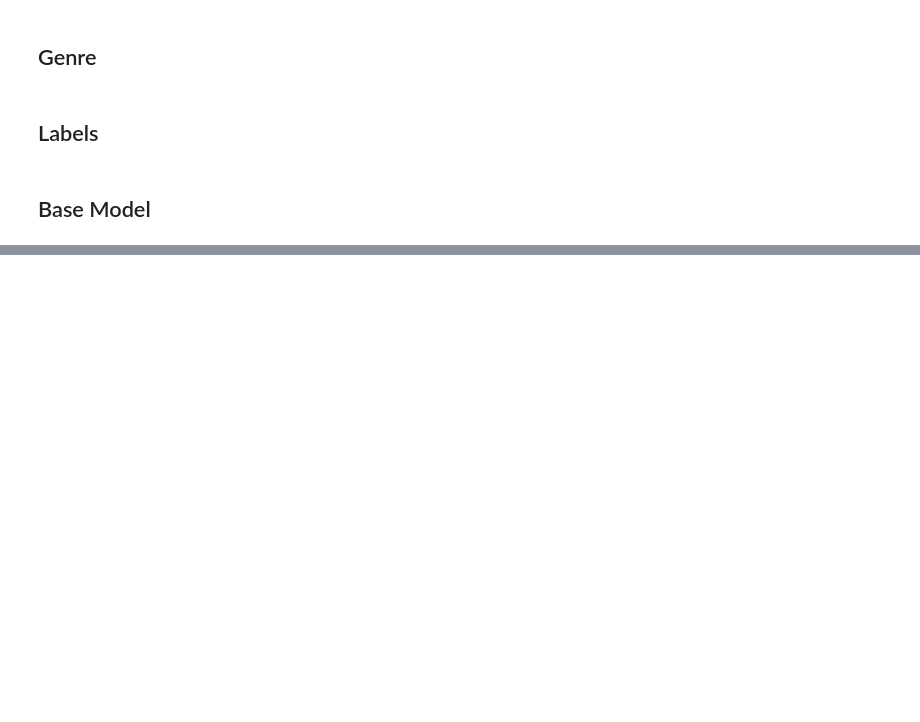
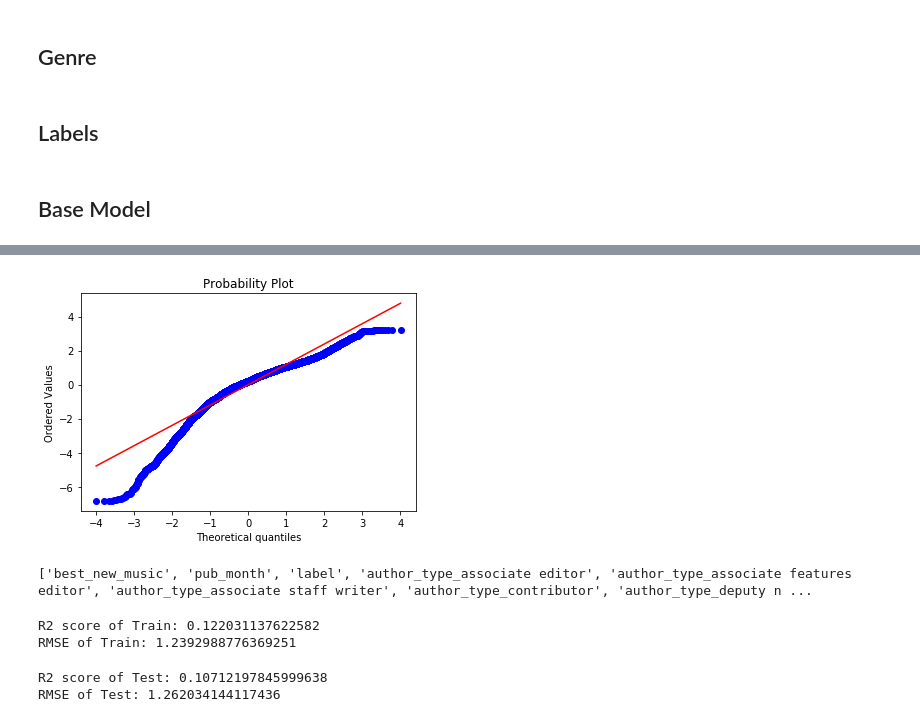
Before and after one commit to pravinks94/pitchfork-data, a Jupyter notebook: pravin/pitchfork.ipynb, the cells around one changed output, grey strips where cells are left out. Cells and saved outputs as stored; diff of their text form; code cells hidden in the pictures; blank space fills up the shorter version.

```diff
--- a/pravin/pitchfork.ipynb
+++ b/pravin/pitchfork.ipynb
@@ -373,0 +528,27 @@ df=df['']
+# %%
+import scipy.stats as stats
+stats.probplot(residuals,plot=plt)
+plt.show()
+# %% [output]
+[figure, added]
+# %%
+# Backward Elimination
+cols=list(X.columns)
+pmax=1
+while len(cols)>0:
+    p=[]
+    C=X[cols]
+    xc=sm.add_constant(C)
+    model=sm.OLS(y,xc).fit()
+    p=pd.Series(model.pvalues.values[1:],index=cols)
+    pmax=max(p)
+    feature_with_p_max=p.idxmax()
+    if pmax>0.05:
+        cols.remove(feature_with_p_max)
+    else:
+        break
+
+selected_cols=cols
+print(selected_cols)
+# %% [output]
+['best_new_music', 'pub_month', 'label', 'author_type_associate editor', 'author_type_associate features editor', 'author_type_associate staff writer', 'author_type_contributor', 'author_type_deputy n ...
@@ -373,0 +563,16 @@ df=df['']
+# %%
+LR=LinearRegression()
+LR.fit(Xtrain,ytrain)
+y_pred_train=LR.predict(Xtrain)
+print('R2 score of Train:',r2_score(ytrain,y_pred_train))
+print('RMSE of Train:',np.sqrt(mse(ytrain,y_pred_train)))
+# %% [output]
+R2 score of Train: 0.122031137622582
+RMSE of Train: 1.2392988776369251
+# %%
+y_pred_test=LR.predict(Xtest)
+print('R2 score of Test:',r2_score(ytest,y_pred_test))
+print('RMSE of Test:',np.sqrt(mse(ytest,y_pred_test)))
+# %% [output]
+R2 score of Test: 0.10712197845999638
+RMSE of Test: 1.262034144117436
```
Also changed, not shown: parts of 34 cells of this notebook.
